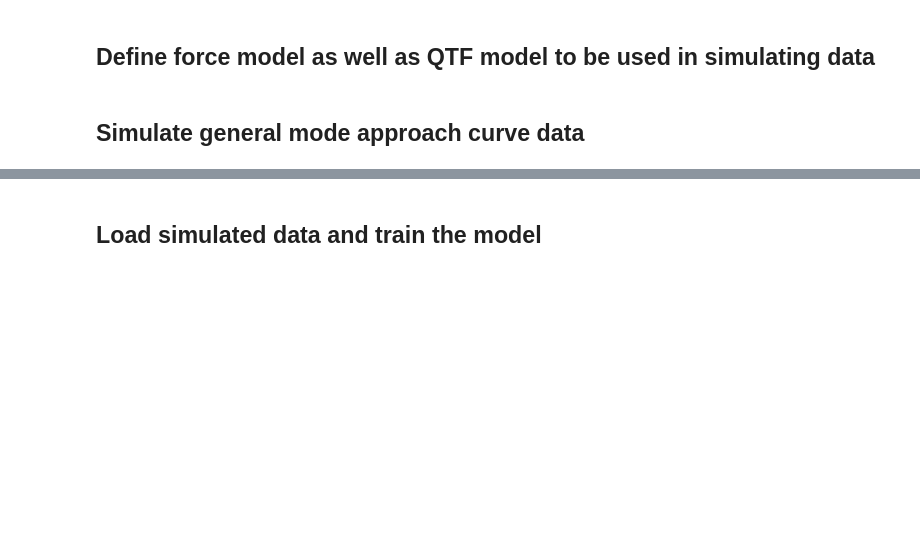
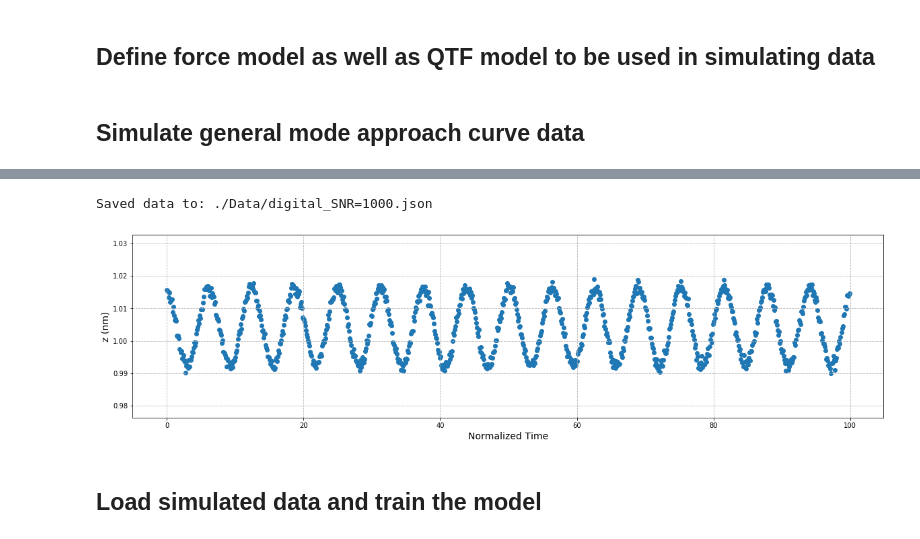
Before and after one commit to Jhko725/Contact-Point-Detection, a Jupyter notebook: NeuralODE.ipynb, the cells around one changed output, grey strips where cells are left out. Cells and saved outputs as stored; diff of their text form; code cells hidden in the pictures; blank space fills up the shorter version.

```diff
--- a/NeuralODE.ipynb
+++ b/NeuralODE.ipynb
@@ -41,3 +41,19 @@ train_dataset.save('./Data/digital_fast.json')
+# %%
+import json
+loadpath = './Data/digital_original.json'
+with open(loadpath) as loadfile:
+    loaddata = json.load(loadfile)
+train_dataset = GeneralModeDataset(**loaddata)
+train_dataset.AddNoise(1000, 1337)
+_, ax = plt.subplots(1, 1, figsize = (20, 5))
+train_dataset.PlotData(0, ax, N_data = 5000)
+#train_dataset.t = np.arange(1000)*0.1
+#print(train_dataset.t)
+#train_dataset.save('./Data/digital_fast.json')
+train_dataset.save('./Data/digital_SNR=1000.json')
+# %% [output]
+Saved data to: ./Data/digital_SNR=1000.json
+[figure, added]
 # %% [markdown]
 ## Load simulated data and train the model
 # %%
```
Also changed, not shown: parts of 18 cells of this notebook, 39 other files.
